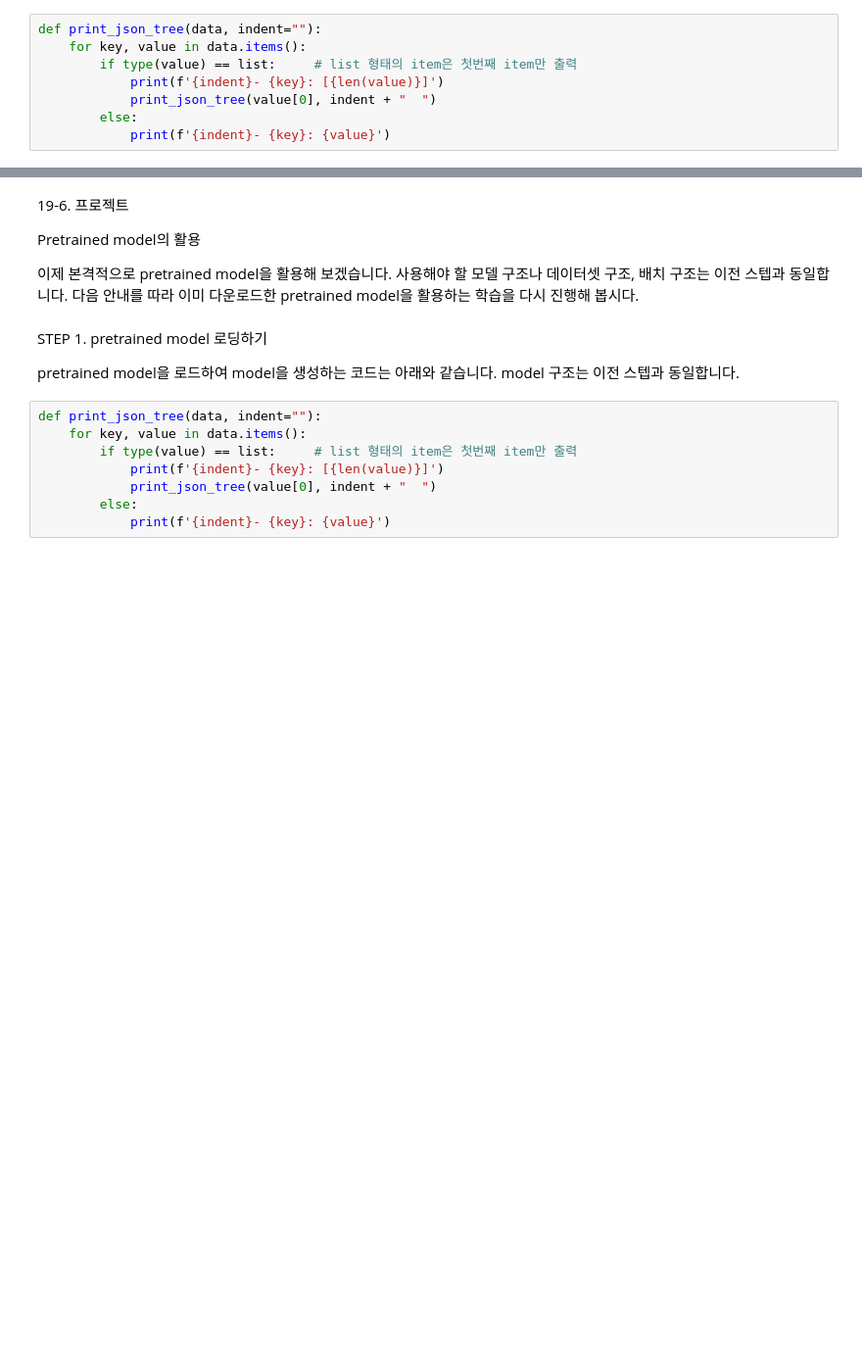
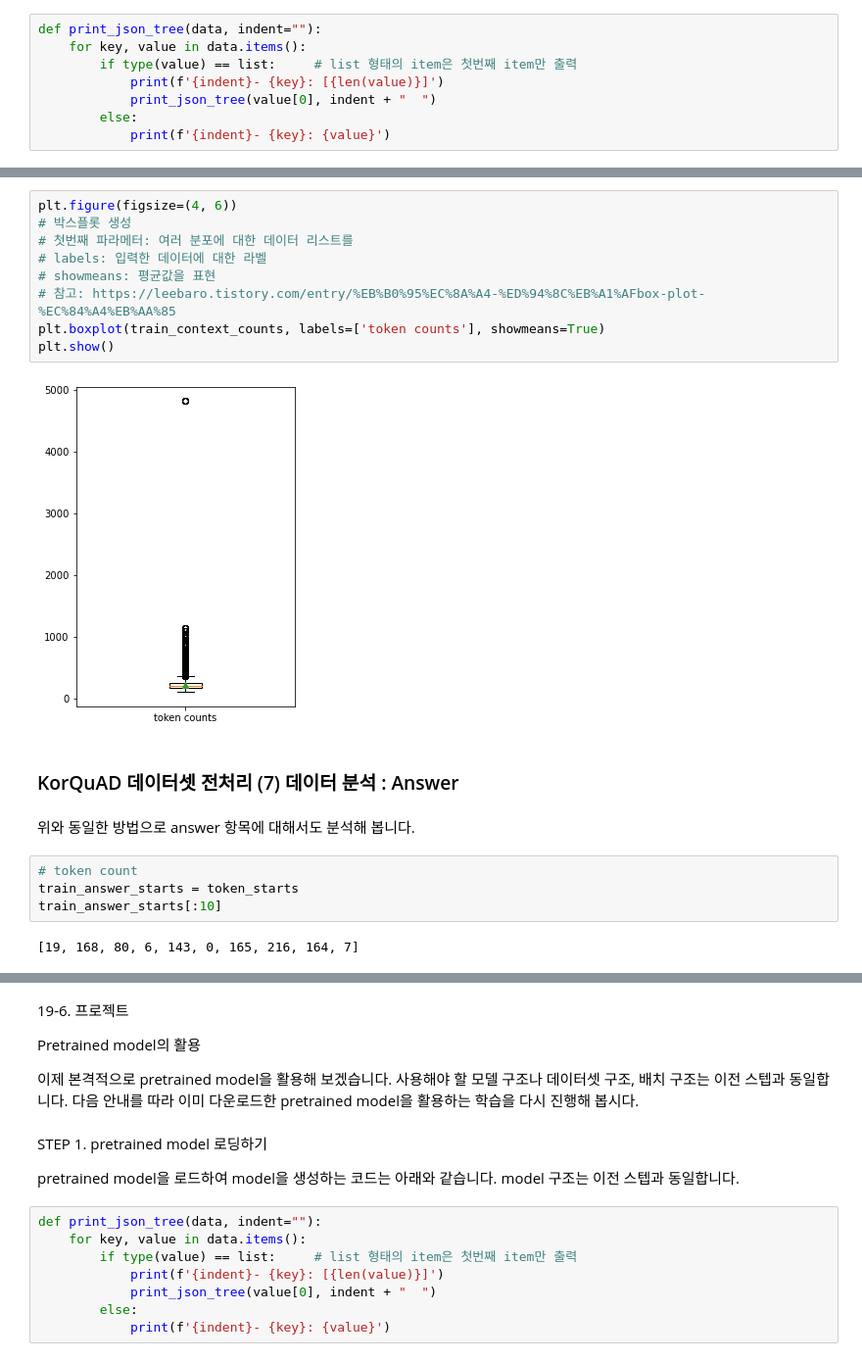
Before and after one commit to Woonn/Exploration, a Jupyter notebook: [E19]BERT.ipynb, the cells around one changed output, grey strips where cells are left out. Shown: that part at 98% size. Cells and saved outputs as stored; diff of their text form; blank space fills up the shorter version.

```diff
--- a/[E19]BERT.ipynb
+++ b/[E19]BERT.ipynb
@@ -51,0 +635,21 @@ with open(dev_json_path) as f:
+# %%
+plt.figure(figsize=(4, 6))
+# 박스플롯 생성
+# 첫번째 파라메터: 여러 분포에 대한 데이터 리스트를
+# labels: 입력한 데이터에 대한 라벨
+# showmeans: 평균값을 표현
+# 참고: https://leebaro.tistory.com/entry/%EB%B0%95%EC%8A%A4-%ED%94%8C%EB%A1%AFbox-plot-%EC%84%A4%EB%AA%85
+plt.boxplot(train_context_counts, labels=['token counts'], showmeans=True)
+plt.show()
+# %% [output]
+[figure, added]
+# %% [markdown]
+### KorQuAD 데이터셋 전처리 (7) 데이터 분석 : Answer
+# %% [markdown]
+위와 동일한 방법으로 answer 항목에 대해서도 분석해 봅니다.
+# %%
+# token count
+train_answer_starts = token_starts
+train_answer_starts[:10]
+# %% [output]
+[19, 168, 80, 6, 143, 0, 165, 216, 164, 7]
```
Also changed, not shown: parts of 80 cells of this notebook.
